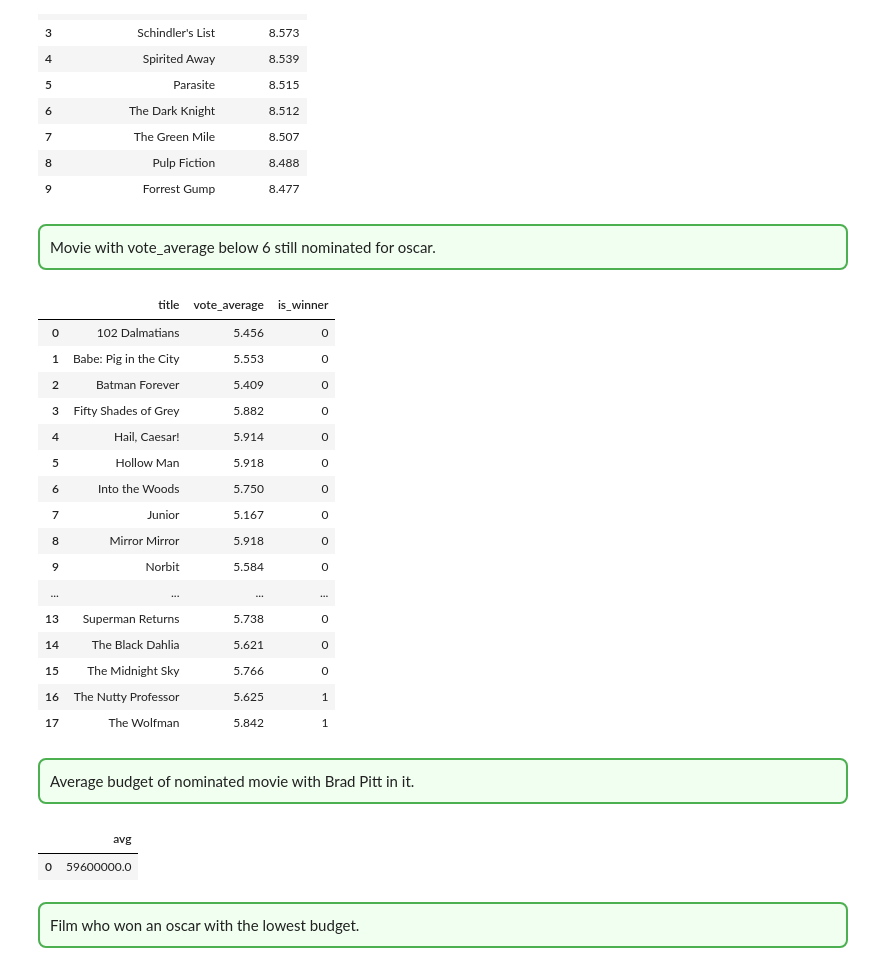
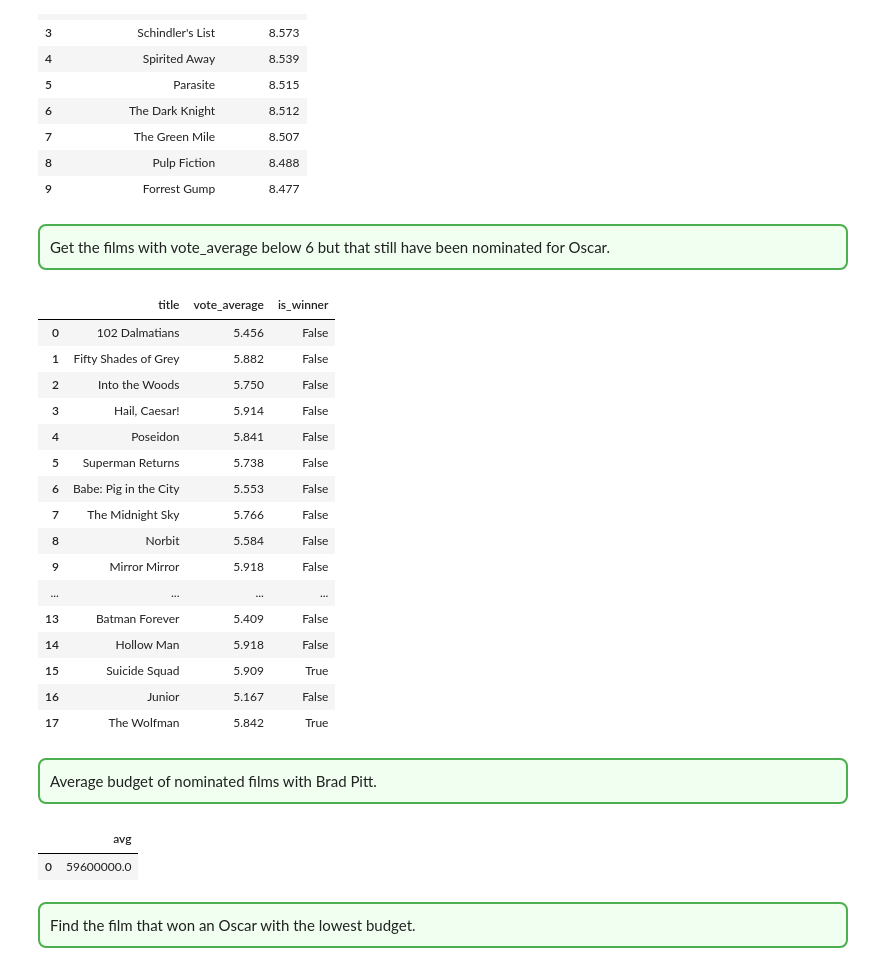
Before and after one commit to Danila-Pechenev/databases_project, a Jupyter notebook: db_project.ipynb, the cells around one changed output. Drawn from its saved outputs; the diff is of its cells as text; code cells hidden in the pictures.

```diff
--- a/db_project.ipynb
+++ b/db_project.ipynb
@@ -127,0 +141,10 @@ dtype: float64
+# %%
+oscars['_space_count'] = oscars.nomination_people.str.count(' ')
+for n in range(0, 11):
+    subset = oscars[oscars['_space_count'] == n]['nomination_people'].head(3)
+    examples = subset.tolist()
+    print(f"Examples of nomination_people values containing {n} spaces:")
+    for example in examples:
+        print("    ", example)
+
+oscars.drop(columns=['_space_count'], inplace=True)
@@ -683,16 +721,11 @@ Looking at the title in double, deleting doublon with the same title and year
 </div>
 # %%
-lowtitles = films['title'].str.lower()
+# Count the number of duplicate
+films['low_title'] = films['title'].str.lower()
+nb_duplicate = films.duplicated(subset=['low_title', 'release_date']).sum()
 
-# Count the number of double
-nb_doublons = lowtitles.duplicated().sum()
-print(f"Amount of double : {nb_doublons}")
+print(f"The total number of films that share the same title and release year: {nb_duplicate}")
 
-films['low_title'] = films['title'].str.lower()
-nb_doublons = films.duplicated(subset=['low_title', 'release_date']).sum()
-
-print(f"Total amount of movie with the same name and same year of released (double) : {nb_doublons}")
-
-film = films.drop_duplicates(subset=['low_title', 'release_date'], keep='first').copy()
-film.shape
+films.drop_duplicates(subset=['low_title', 'release_date'], keep='first', inplace=True)
+films.shape
 # %% [output]
@@ -705,9 +737,5 @@ Deleting movie not already released, because they can't be in the oscar.
 </div>
 # %%
-from datetime import datetime
-film['release_date'] = pd.to_datetime(film['release_date'], errors='coerce')
-
-# 1. Deleting movie with missing date.
-film = film.dropna(subset=['release_date'])
-film.shape
+films = films.dropna(subset=['release_date'])
+films.shape
 # %% [output]
@@ -985,32 +959,35 @@ run_query("select title, vote_average from film where vote_average is not null a
 | 9 | Forrest Gump | 8.477 |
 # %% [markdown]
 <div style="border: 2px solid #4CAF50; padding: 10px; border-radius: 8px; background-color:#f0fff0">
-Movie with vote_average below 6 still nominated for oscar.
+Get the films with vote_average below 6 but that still have been nominated for Oscar.
 </div>
 # %%
-run_query("select distinct f.title, f.vote_average, n.is_winner " \
-"from film f join nomination n using(film_id) " \
-"where vote_average < 6 and vote_count > 1000")
+run_query("""
+SELECT DISTINCT f.title, f.vote_average, n.is_winner
+FROM film f
+JOIN nomination n USING(film_id)
+WHERE vote_average < 6 AND vote_count > 1000;
+""")
 # %% [output]
 |  | title | vote_average | is_winner |
-| 0 | 102 Dalmatians | 5.456 | 0 |
-| 1 | Babe: Pig in the City | 5.553 | 0 |
-| 2 | Batman Forever | 5.409 | 0 |
-| 3 | Fifty Shades of Grey | 5.882 | 0 |
-| 4 | Hail, Caesar! | 5.914 | 0 |
-| 5 | Hollow Man | 5.918 | 0 |
-| 6 | Into the Woods | 5.750 | 0 |
-| 7 | Junior | 5.167 | 0 |
-| 8 | Mirror Mirror | 5.918 | 0 |
-| 9 | Norbit | 5.584 | 0 |
+| 0 | 102 Dalmatians | 5.456 | False |
+| 1 | Fifty Shades of Grey | 5.882 | False |
+| 2 | Into the Woods | 5.750 | False |
+| 3 | Hail, Caesar! | 5.914 | False |
+| 4 | Poseidon | 5.841 | False |
+| 5 | Superman Returns | 5.738 | False |
+| 6 | Babe: Pig in the City | 5.553 | False |
+| 7 | The Midnight Sky | 5.766 | False |
+| 8 | Norbit | 5.584 | False |
+| 9 | Mirror Mirror | 5.918 | False |
 | ... | ... | ... | ... |
-| 13 | Superman Returns | 5.738 | 0 |
-| 14 | The Black Dahlia | 5.621 | 0 |
-| 15 | The Midnight Sky | 5.766 | 0 |
-| 16 | The Nutty Professor | 5.625 | 1 |
-| 17 | The Wolfman | 5.842 | 1 |
+| 13 | Batman Forever | 5.409 | False |
+| 14 | Hollow Man | 5.918 | False |
+| 15 | Suicide Squad | 5.909 | True |
+| 16 | Junior | 5.167 | False |
+| 17 | The Wolfman | 5.842 | True |
 # %% [markdown]
 <div style="border: 2px solid #4CAF50; padding: 10px; border-radius: 8px; background-color:#f0fff0">
-Average budget of nominated movie with Brad Pitt in it.
+Average budget of nominated films with Brad Pitt.
 </div>
 # %%
@@ -1021,6 +1008,6 @@ run_query("with brad_movie as (select n.film_id from nomination n join nominatio
 | 0 | 59600000.0 |
 # %% [markdown]
 <div style="border: 2px solid #4CAF50; padding: 10px; border-radius: 8px; background-color:#f0fff0">
-Film who won an oscar with the lowest budget.
+Find the film that won an Oscar with the lowest budget.
 </div>
 # %%
```
Also changed, not shown: parts of 87 cells of this notebook, 1 other file.
